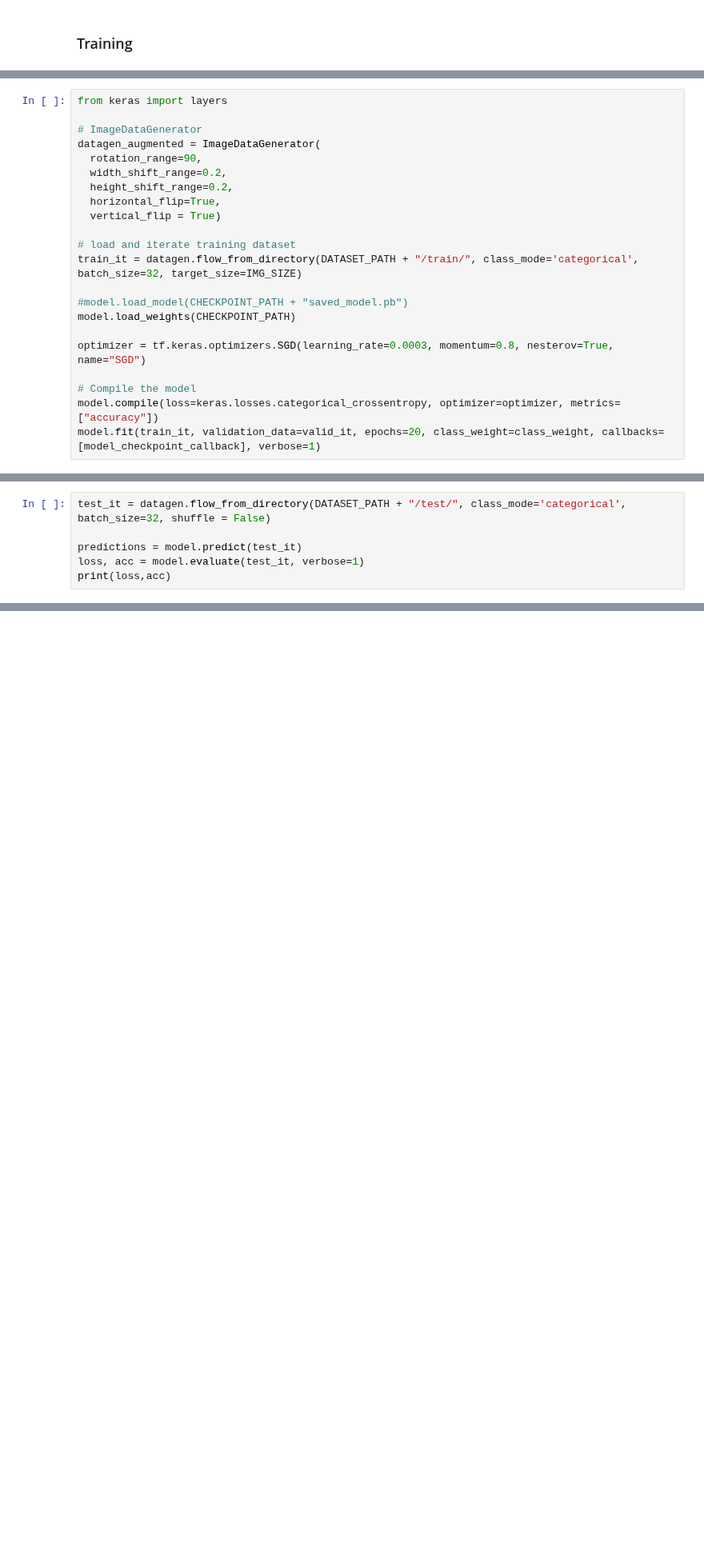
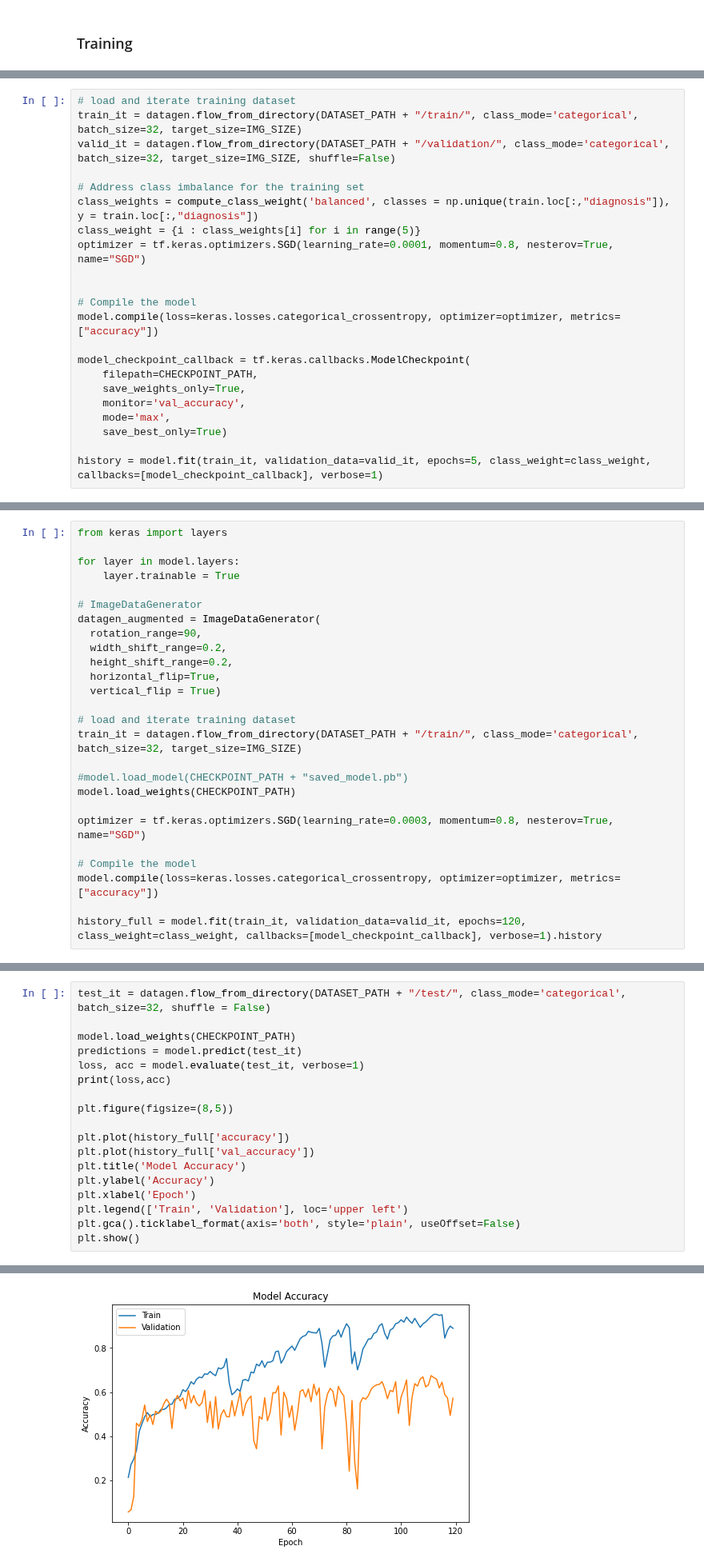
Before and after one commit to mawady/msc-retinalrecog, a Jupyter notebook: Pratt_et_Al.ipynb, the cells around one changed output, grey strips where cells are left out. Shown at 80% size. Saved outputs shown, nothing was run; the diff lists cells and outputs as text; blank space fills up the shorter version.

```diff
--- a/Pratt_et_Al.ipynb
+++ b/Pratt_et_Al.ipynb
@@ -319,0 +299,22 @@ Epoch 5/5
+# %%
+# load and iterate training dataset
+train_it = datagen.flow_from_directory(DATASET_PATH + "/train/", class_mode='categorical', batch_size=32, target_size=IMG_SIZE)
+valid_it = datagen.flow_from_directory(DATASET_PATH + "/validation/", class_mode='categorical', batch_size=32, target_size=IMG_SIZE, shuffle=False)
+
+# Address class imbalance for the training set
+class_weights = compute_class_weight('balanced', classes = np.unique(train.loc[:,"diagnosis"]), y = train.loc[:,"diagnosis"])
+class_weight = {i : class_weights[i] for i in range(5)}
+optimizer = tf.keras.optimizers.SGD(learning_rate=0.0001, momentum=0.8, nesterov=True, name="SGD")
+
+
+# Compile the model
+model.compile(loss=keras.losses.categorical_crossentropy, optimizer=optimizer, metrics=["accuracy"])
+
+model_checkpoint_callback = tf.keras.callbacks.ModelCheckpoint(
+    filepath=CHECKPOINT_PATH,
+    save_weights_only=True,
+    monitor='val_accuracy',
+    mode='max',
+    save_best_only=True)
+
+history = model.fit(train_it, validation_data=valid_it, epochs=5, class_weight=class_weight, callbacks=[model_checkpoint_callback], verbose=1)
@@ -320,5 +339,8 @@ Epoch 5/5
 # %%
 from keras import layers
+
+for layer in model.layers:
+    layer.trainable = True
 
 # ImageDataGenerator
 datagen_augmented = ImageDataGenerator(
@@ -338,6 +360,7 @@ optimizer = tf.keras.optimizers.SGD(learning_rate=0.0003, momentum=0.8, nesterov
 
 # Compile the model
 model.compile(loss=keras.losses.categorical_crossentropy, optimizer=optimizer, metrics=["accuracy"])
-model.fit(train_it, validation_data=valid_it, epochs=20, class_weight=class_weight, callbacks=[model_checkpoint_callback], verbose=1)
+
+history_full = model.fit(train_it, validation_data=valid_it, epochs=120, class_weight=class_weight, callbacks=[model_checkpoint_callback], verbose=1).history
 # %% [output]
 Found 2050 images belonging to 5 classes.
@@ -361,8 +383,20 @@ Epoch 20/20
 # %%
 test_it = datagen.flow_from_directory(DATASET_PATH + "/test/", class_mode='categorical', batch_size=32, shuffle = False)
 
+model.load_weights(CHECKPOINT_PATH)
 predictions = model.predict(test_it)
 loss, acc = model.evaluate(test_it, verbose=1)
 print(loss,acc)
+
+plt.figure(figsize=(8,5))
+
+plt.plot(history_full['accuracy'])
+plt.plot(history_full['val_accuracy'])
+plt.title('Model Accuracy')
+plt.ylabel('Accuracy')
+plt.xlabel('Epoch')
+plt.legend(['Train', 'Validation'], loc='upper left')
+plt.gca().ticklabel_format(axis='both', style='plain', useOffset=False)
+plt.show()
 # %% [output]
 Found 733 images belonging to 5 classes.
@@ -370,0 +405 @@ Found 733 images belonging to 5 classes.
+[figure, added]
```
Also changed, not shown: parts of 10 cells of this notebook.
